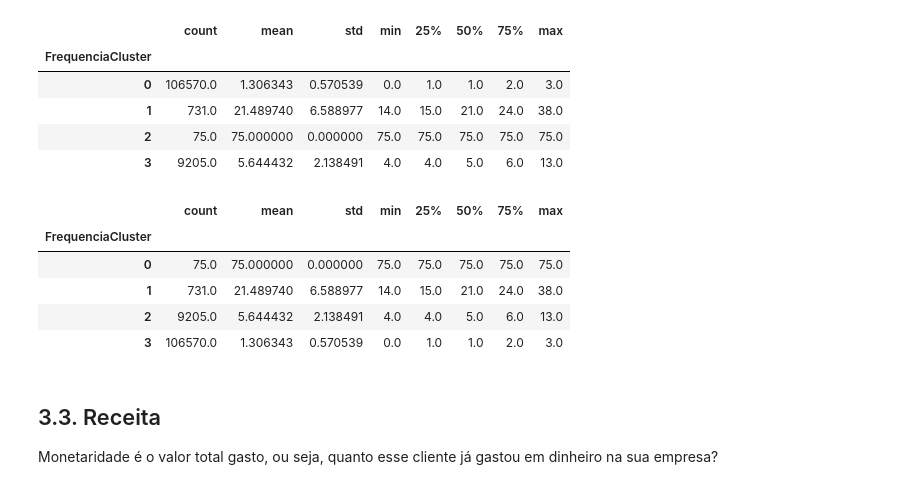
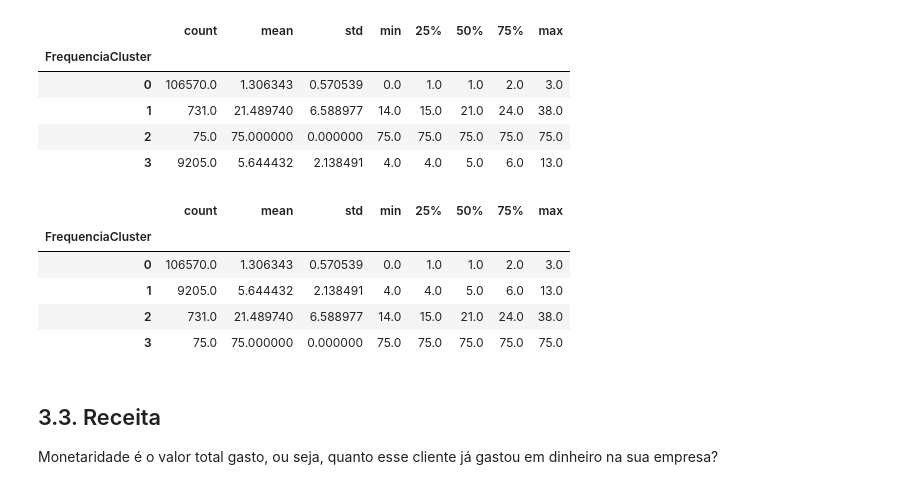
Before and after one commit to leoalvessantana/Project-DataScience-Customer-Segmentation, a Jupyter notebook: Notebook.ipynb, the cells around one changed output. Saved outputs shown, nothing was run; the diff lists cells and outputs as text; code cells hidden in the pictures.

```diff
--- a/Notebook.ipynb
+++ b/Notebook.ipynb
@@ -177,0 +164,23 @@ Cartão de credito é a forma mais usada.
+# %%
+# divisão dos estados
+sudeste = ['SP', 'RJ', 'ES','MG']
+nordeste= ['MA', 'PI', 'CE', 'RN', 'PE', 'PB', 'SE', 'AL', 'BA']
+norte =  ['AM', 'RR', 'AP', 'PA', 'TO', 'RO', 'AC']
+centro_oeste = ['MT', 'GO', 'MS' ,'DF' ]
+sul = ['SC', 'RS', 'PR']
+
+# nova variável chamada Região (baseado no estado_cliente)
+df.loc[df['estado_cliente'].isin(sudeste), 'Regiao'] = 'Southeast'
+df.loc[df['estado_cliente'].isin(nordeste), 'Regiao'] = 'Northeast'
+df.loc[df['estado_cliente'].isin(norte), 'Regiao'] = 'North'
+df.loc[df['estado_cliente'].isin(centro_oeste), 'Regiao'] = 'Midwest'
+df.loc[df['estado_cliente'].isin(sul), 'Regiao'] = 'South'
+
+def cross_heatmap(df, cols, normalize=False, values=None, aggfunc=None):
+    temp = cols
+    cm = sns.light_palette("green", as_cmap=True)
+    return pd.crosstab(df[temp[0]], df[temp[1]],
+                       normalize=normalize, values=values, aggfunc=aggfunc).style.background_gradient(cmap = cm)
+
+cross_heatmap(df[df['preco'] != -1], ['estado_vendedor', 'Regiao'],
+              values=df[df['preco'] != -1]['frete'], aggfunc='mean')
@@ -341,16 +370,17 @@ df_usuario.groupby('FrequenciaCluster')['Frequencia'].describe()
 | 2 | 75.0 | 75.000000 | 0.000000 | 75.0 | 75.0 | 75.0 | 75.0 | 75.0 |
 | 3 | 9205.0 | 5.644432 | 2.138491 | 4.0 | 4.0 | 5.0 | 6.0 | 13.0 |
 # %%
-df_usuario = ordenador_cluster('FrequenciaCluster','Frequencia',df_usuario, False) #LEMBRE DE MUDAR O FALSE PARA TRUE NA FUNÇÃO
+# O cliente que comprou mais vezez (tem a maior frequencia), tem uma pontuação maior
 
+df_usuario = ordenador_cluster('FrequenciaCluster','Frequencia',df_usuario, True) #LEMBRE DE MUDAR O FALSE PARA TRUE NA FUNÇÃO
 df_usuario.groupby('FrequenciaCluster')['Frequencia'].describe()
 # %% [output]
 |  | count | mean | std | min | 25% | 50% | 75% | max |
 | FrequenciaCluster |  |  |  |  |  |  |  |  |
-| 0 | 75.0 | 75.000000 | 0.000000 | 75.0 | 75.0 | 75.0 | 75.0 | 75.0 |
-| 1 | 731.0 | 21.489740 | 6.588977 | 14.0 | 15.0 | 21.0 | 24.0 | 38.0 |
-| 2 | 9205.0 | 5.644432 | 2.138491 | 4.0 | 4.0 | 5.0 | 6.0 | 13.0 |
-| 3 | 106570.0 | 1.306343 | 0.570539 | 0.0 | 1.0 | 1.0 | 2.0 | 3.0 |
+| 0 | 106570.0 | 1.306343 | 0.570539 | 0.0 | 1.0 | 1.0 | 2.0 | 3.0 |
+| 1 | 9205.0 | 5.644432 | 2.138491 | 4.0 | 4.0 | 5.0 | 6.0 | 13.0 |
+| 2 | 731.0 | 21.489740 | 6.588977 | 14.0 | 15.0 | 21.0 | 24.0 | 38.0 |
+| 3 | 75.0 | 75.000000 | 0.000000 | 75.0 | 75.0 | 75.0 | 75.0 | 75.0 |
 # %% [markdown]
 ## 3.3. Receita
 
```
Also changed, not shown: parts of 36 cells of this notebook, 5 other files.
